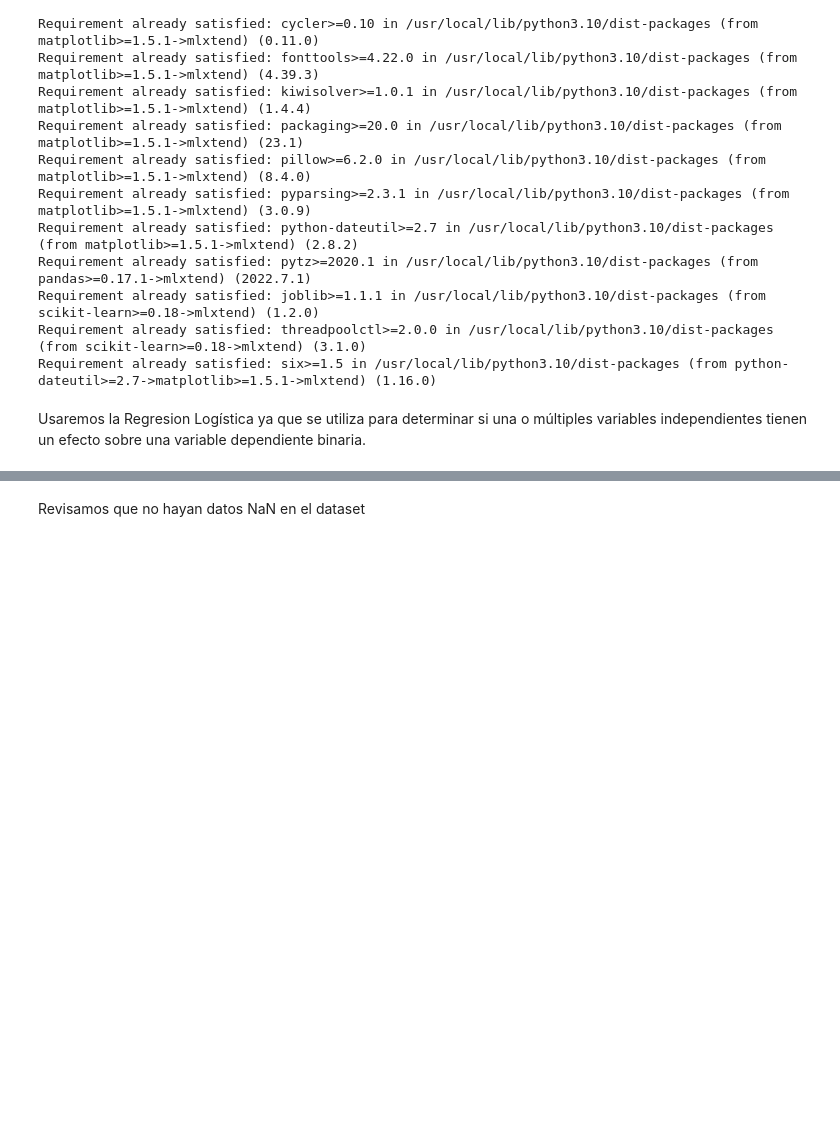
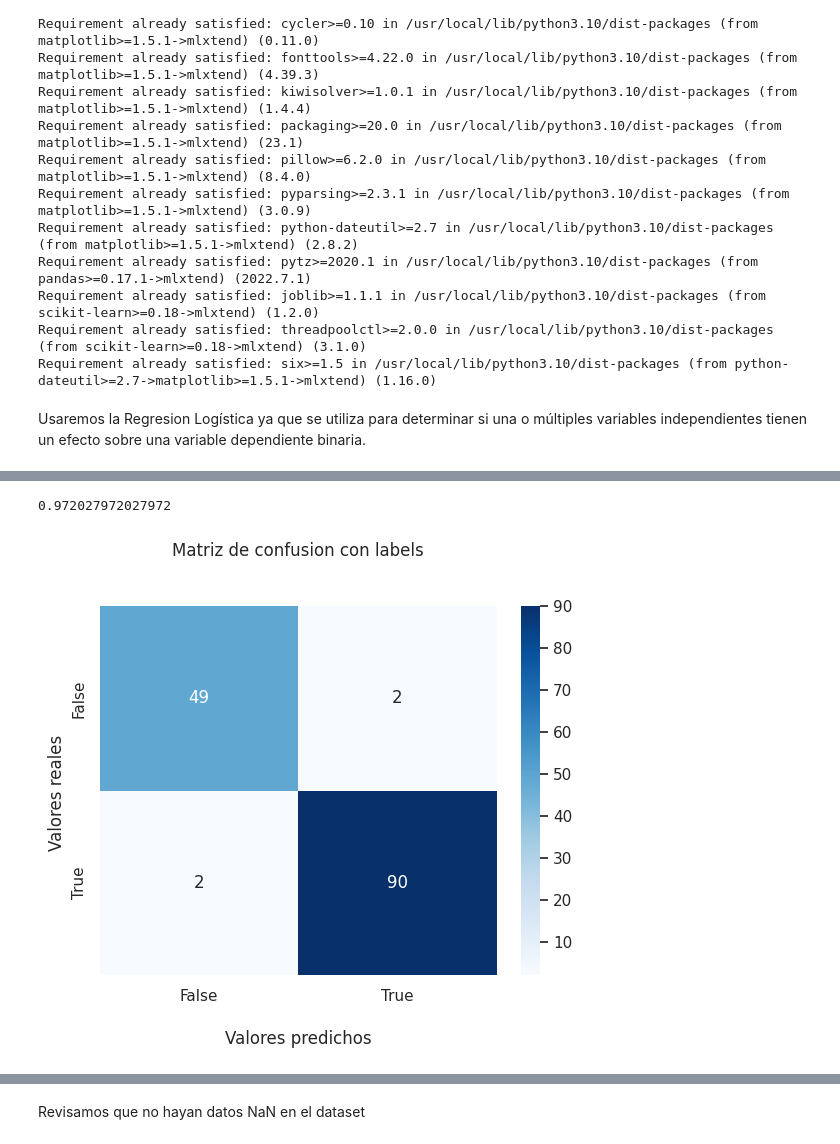
Before and after one commit to JavierArdans/2-Entrega-DataScience-CoderHouse, a Jupyter notebook: Entrega_ACV.ipynb, the cells around one changed output, grey strips where cells are left out. Drawn from its saved outputs; the diff is of its cells as text; code cells hidden in the pictures; blank space fills up the shorter version.

```diff
--- a/Entrega_ACV.ipynb
+++ b/Entrega_ACV.ipynb
@@ -423,9 +364,9 @@ sfs = SFS(LinearRegression(),
 # %% [markdown]
 Usaremos la Regresion Logística ya que se utiliza para determinar si una o múltiples variables independientes tienen un efecto sobre una variable dependiente binaria.
 # %%
+from sklearn.datasets import load_breast_cancer
 from sklearn.linear_model import LogisticRegression
 from sklearn.metrics import accuracy_score
 from sklearn.model_selection import train_test_split
-
-X = acv.drop('stroke', axis=1)
-y = acv['stroke']
+X, y = load_breast_cancer(return_X_y=True)
+X
@@ -431,0 +424,19 @@ y = acv['stroke']
+# %%
+print(accuracy_score(y_test, predicciones))
+# %% [output]
+0.972027972027972
+# %%
+from sklearn.metrics import confusion_matrix
+#Matriz de confusion
+cf_matrix = confusion_matrix(y_test, predicciones)
+import seaborn as sns
+ax = sns.heatmap(cf_matrix, annot=True, cmap='Blues')
+ax.set_title('Matriz de confusion con labels\n\n');
+ax.set_xlabel('\nValores predichos')
+ax.set_ylabel('Valores reales ');
+## Ticket labels - En orden alfabetico
+ax.xaxis.set_ticklabels(['False','True'])
+ax.yaxis.set_ticklabels(['False','True'])
+plt.show()
+# %% [output]
+[figure, added]
```
Also changed, not shown: parts of 26 cells of this notebook.
